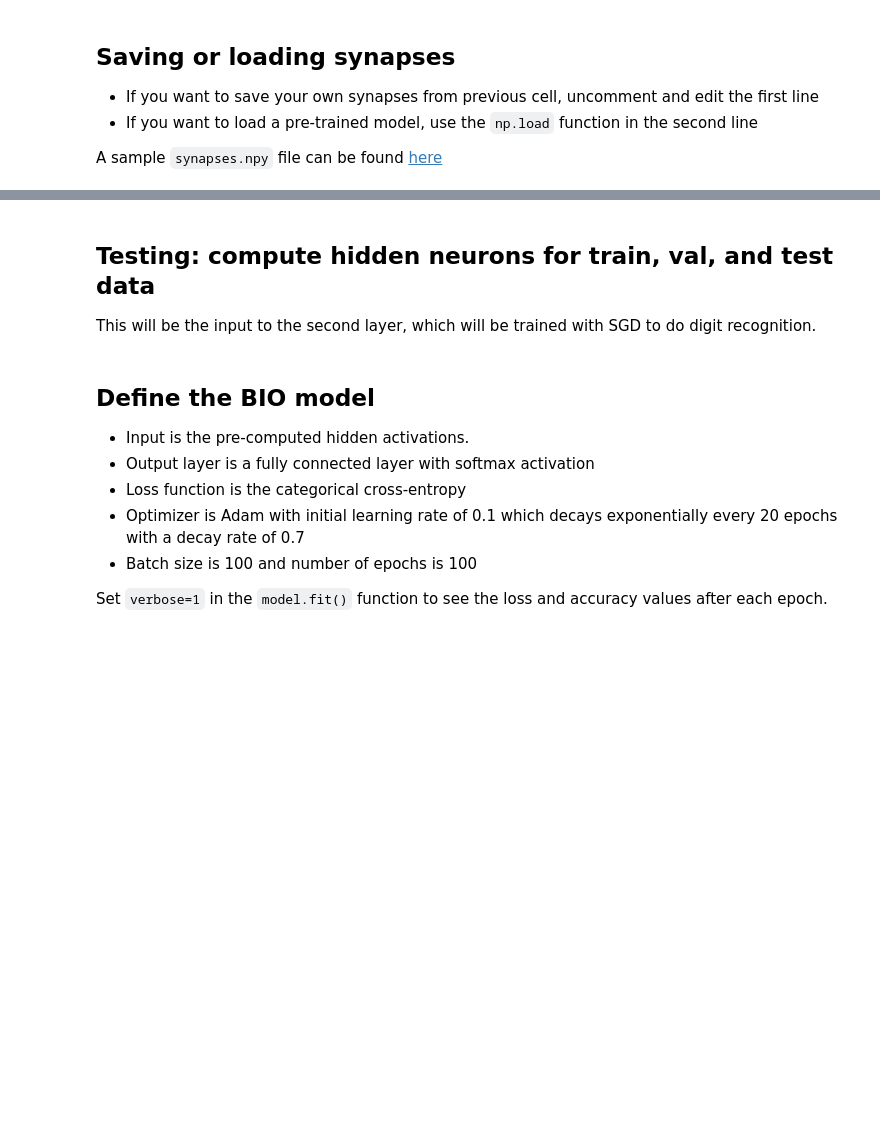
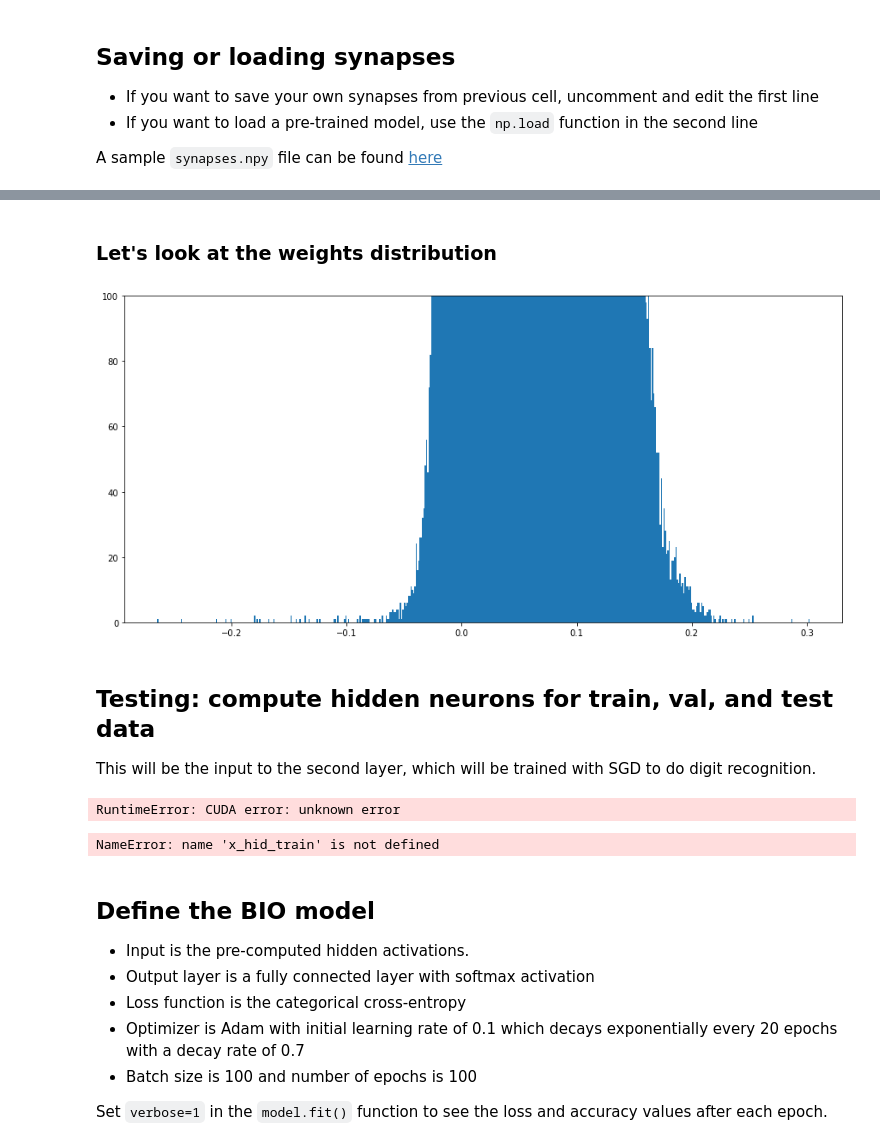
Before and after one commit to heydarshahi/Biological_Learning, a Jupyter notebook: Unsupervised_learning_algorithm_MNIST.ipynb, the cells around one changed output, grey strips where cells are left out. Cells and saved outputs as stored; diff of their text form; code cells hidden in the pictures; blank space fills up the shorter version.

```diff
--- a/Unsupervised_learning_algorithm_MNIST.ipynb
+++ b/Unsupervised_learning_algorithm_MNIST.ipynb
@@ -211,2 +297,15 @@ draw_weights(synapses, Kx, Ky)
+# %% [markdown]
+### Let's look at the weights distribution
+# %%
+%matplotlib inline
+
+
+
+plt.figure(figsize=(15,7))
+plt.ylim(0, 100)
+plt.hist(np.delete(synapses, 0).ravel(), bins=500)
+plt.show()
+# %% [output]
+[figure, added]
 # %%
 def normalize(x):
@@ -218,17 +317,29 @@ def normalize(x):
 This will be the input to the second layer, which will be trained with SGD to do digit recognition.
 # %%
 # Center and normalize input data to unit vectors
+synapses = attach(synapses)
 x_train0 = normalize(x_train)
 x_val0 = normalize(x_val)
 x_test0 = normalize(x_test)
+print(x_train0.shape)
 
-x_hid_train = forward(x_train0, synapses, p, N_train, training=False)
-x_hid_val = forward(x_val0, synapses, p, N_val, training=False)
-x_hid_test = forward(x_test0, synapses, p, N_val, training=False)
+x_hid_train = forward(x_train0, synapses, p, N_hid, N_train, training=False)
+x_hid_val = forward(x_val0, synapses, p, N_hid, N_val, training=False)
+x_hid_test = forward(x_test0, synapses, p, N_hid, N_test, training=False)
 
 n=4.5
 x_hid_train = (x_hid_train * (x_hid_train>0)) ** n
 x_hid_val = (x_hid_val * (x_hid_val>0)) ** n
+x_hid_test = (x_hid_test * (x_hid_test>0)) ** n
+# %% [output]
+RuntimeError: CUDA error: unknown error
+# %%
+# convert everything to numpy tensors
+x_hid_train_tf = detach(x_hid_train)
+x_hid_val_tf = detach(x_hid_val)
+x_hid_test_tf = detach(x_hid_test)
+# %% [output]
+NameError: name 'x_hid_train' is not defined
 # %% [markdown]
 ## Define the BIO model
 - Input is the pre-computed hidden activations.
```
Also changed, not shown: parts of 25 cells of this notebook, 3 other files.
